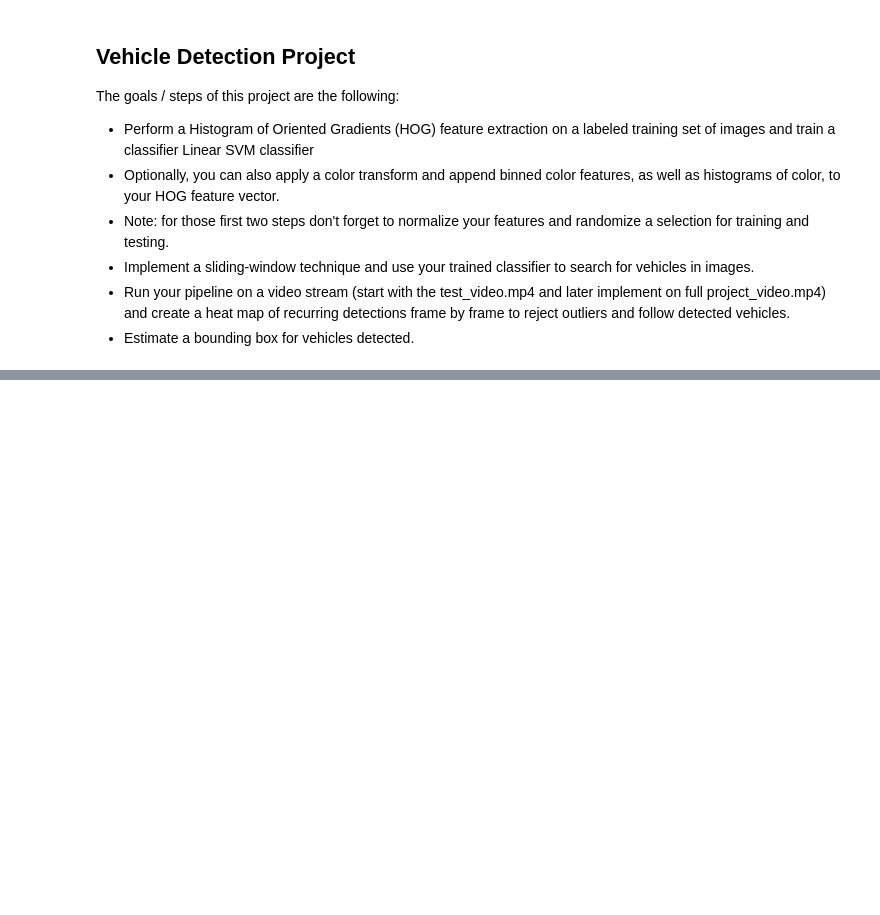
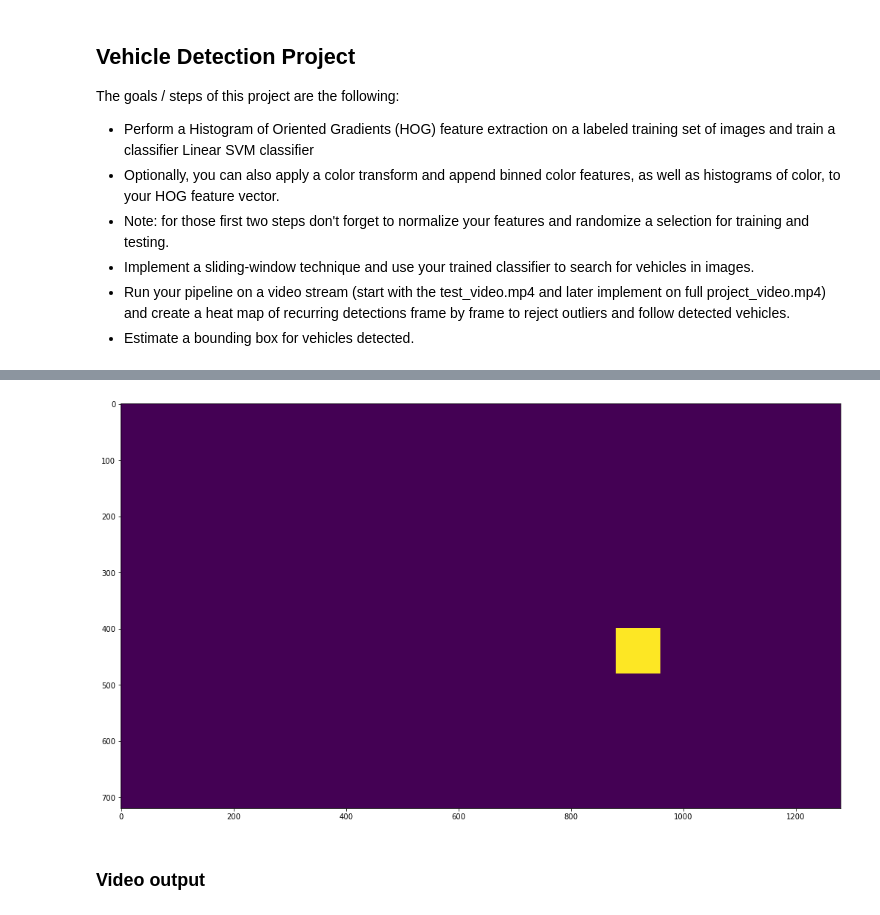
Before and after one commit to jocmom/CarND-Vehicle-Detection, a Jupyter notebook: P5.ipynb, the cells around one changed output, grey strips where cells are left out. Saved outputs shown, nothing was run; the diff lists cells and outputs as text; code cells hidden in the pictures; blank space fills up the shorter version.

```diff
--- a/P5.ipynb
+++ b/P5.ipynb
@@ -301,2 +303,11 @@ deque([array([[ 0.,  0.,  0., ...,  0.,  0.,  0.],
+# %%
+# plot labels
+plt.figure(figsize=(20,10))
+plt.imshow(car_boxes.labels[0])
+plt.savefig('labels.png')
+# %% [output]
+[figure, added]
+# %% [markdown]
+### Video output
 # %%
 video_output = 'project_video_output.mp4'
```
Also changed, not shown: parts of 17 cells of this notebook, 3 other files.
